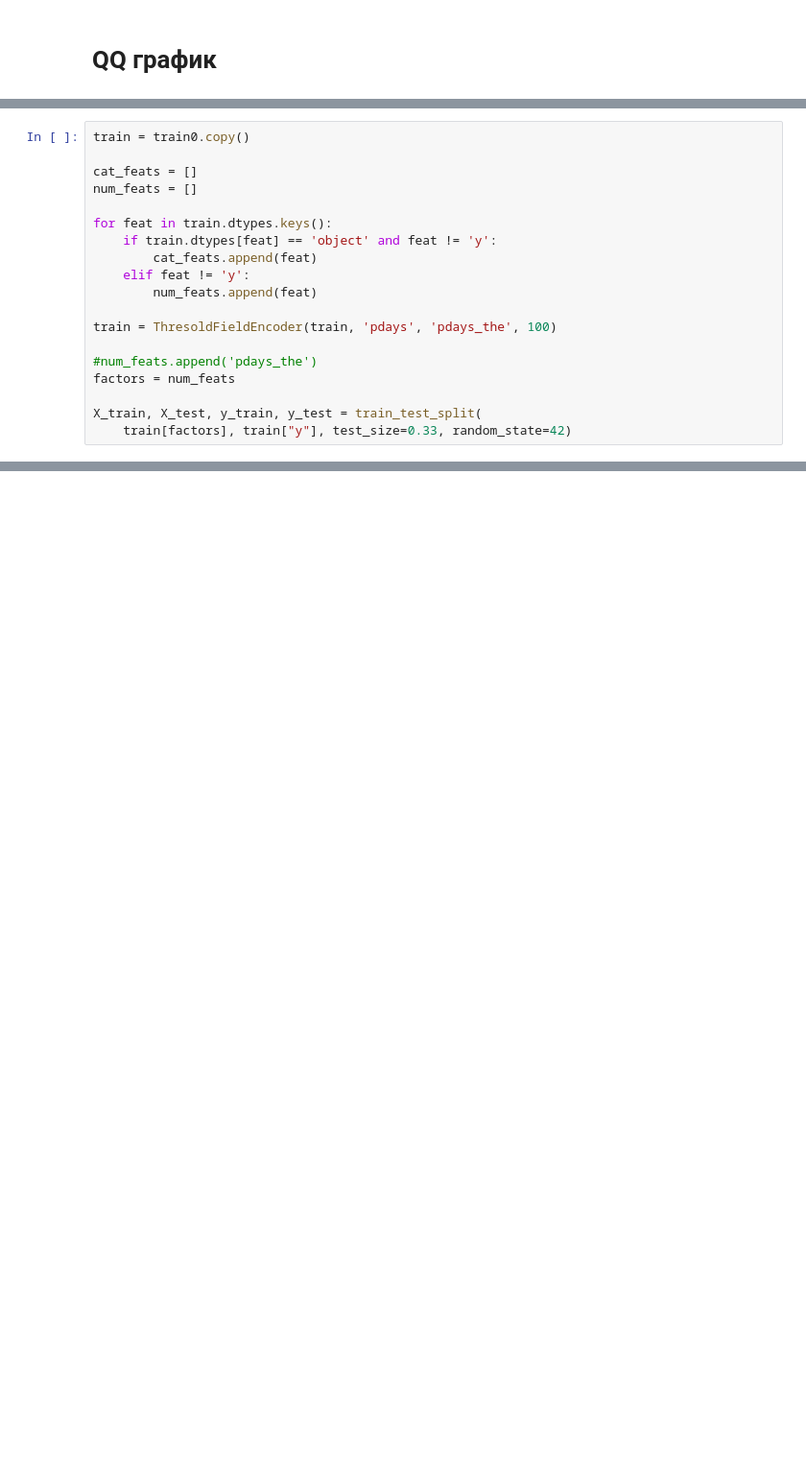
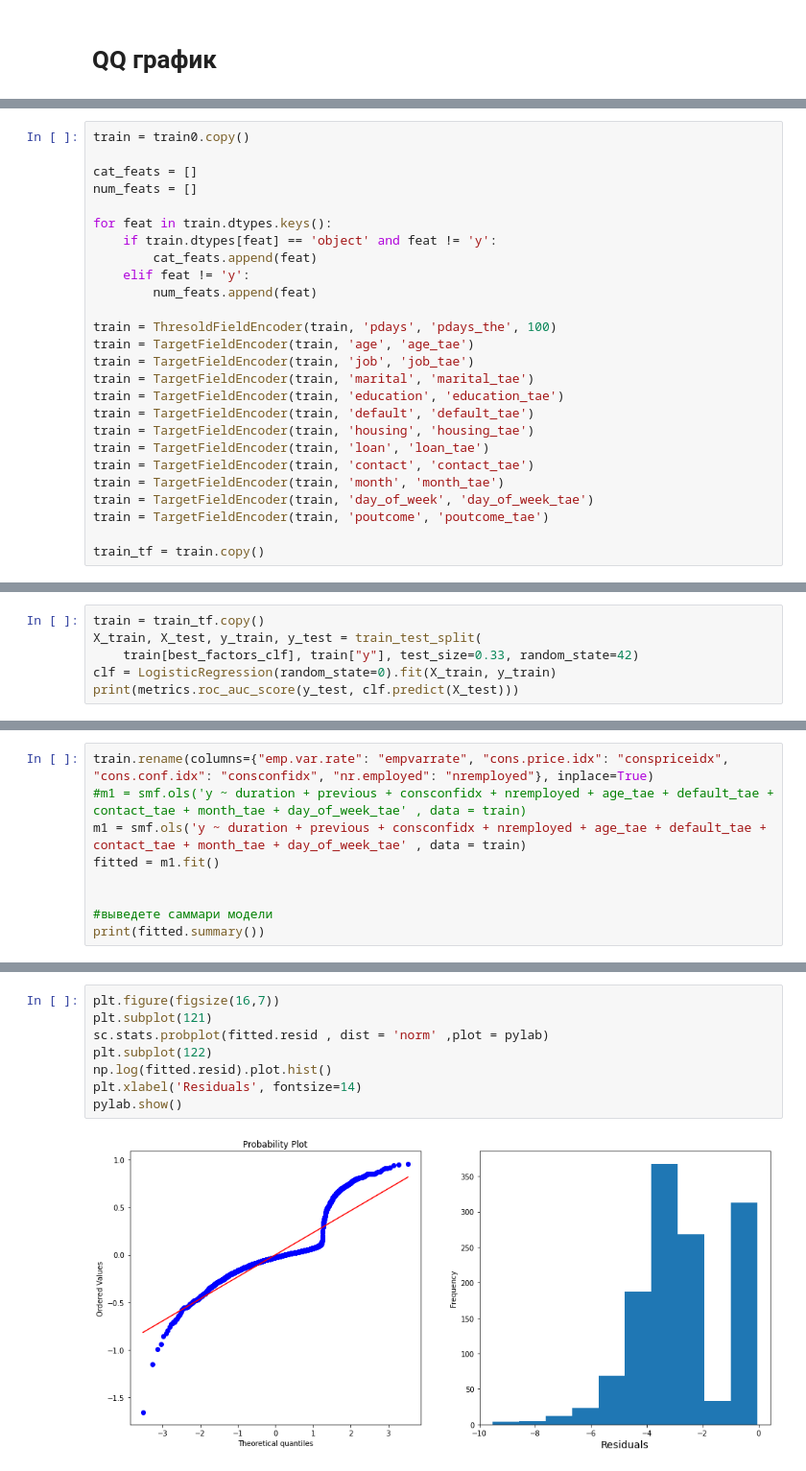
Before and after one commit to Hitriihoma/Machine-learning-course-task, a Jupyter notebook: Project/Машинное обучение курсы 2020 проект.ipynb, the cells around one changed output, grey strips where cells are left out. Shown: that part at 96% size. Cells and saved outputs as stored; diff of their text form; blank space fills up the shorter version.

```diff
--- a/Project/Машинное обучение курсы 2020 проект.ipynb
+++ b/Project/Машинное обучение курсы 2020 проект.ipynb
@@ -488,9 +462,16 @@ for feat in train.dtypes.keys():
         num_feats.append(feat)
 
 train = ThresoldFieldEncoder(train, 'pdays', 'pdays_the', 100)
+train = TargetFieldEncoder(train, 'age', 'age_tae')
+train = TargetFieldEncoder(train, 'job', 'job_tae')
+train = TargetFieldEncoder(train, 'marital', 'marital_tae')
+train = TargetFieldEncoder(train, 'education', 'education_tae')
+train = TargetFieldEncoder(train, 'default', 'default_tae')
+train = TargetFieldEncoder(train, 'housing', 'housing_tae')
+train = TargetFieldEncoder(train, 'loan', 'loan_tae')
+train = TargetFieldEncoder(train, 'contact', 'contact_tae')
+train = TargetFieldEncoder(train, 'month', 'month_tae')
+train = TargetFieldEncoder(train, 'day_of_week', 'day_of_week_tae')
+train = TargetFieldEncoder(train, 'poutcome', 'poutcome_tae')
 
-#num_feats.append('pdays_the')
-factors = num_feats
-
-X_train, X_test, y_train, y_test = train_test_split(
-    train[factors], train["y"], test_size=0.33, random_state=42)
+train_tf = train.copy()
@@ -517,0 +657,6 @@ factors
+# %%
+train = train_tf.copy()
+X_train, X_test, y_train, y_test = train_test_split(
+    train[best_factors_clf], train["y"], test_size=0.33, random_state=42)
+clf = LogisticRegression(random_state=0).fit(X_train, y_train)
+print(metrics.roc_auc_score(y_test, clf.predict(X_test)))
@@ -517,0 +665,9 @@ factors
+# %%
+train.rename(columns={"emp.var.rate": "empvarrate", "cons.price.idx": "conspriceidx", "cons.conf.idx": "consconfidx", "nr.employed": "nremployed"}, inplace=True)
+#m1 = smf.ols('y ~ duration + previous + consconfidx + nremployed + age_tae + default_tae + contact_tae + month_tae + day_of_week_tae' , data = train)
+m1 = smf.ols('y ~ duration + previous + consconfidx + nremployed + age_tae + default_tae + contact_tae + month_tae + day_of_week_tae' , data = train)
+fitted = m1.fit()
+
+
+#выведете саммари модели
+print(fitted.summary())
@@ -517,0 +692,10 @@ factors
+# %%
+plt.figure(figsize(16,7))
+plt.subplot(121)
+sc.stats.probplot(fitted.resid , dist = 'norm' ,plot = pylab)
+plt.subplot(122)
+np.log(fitted.resid).plot.hist()
+plt.xlabel('Residuals', fontsize=14)
+pylab.show()
+# %% [output]
+[figure, added]
```
Also changed, not shown: parts of 30 cells of this notebook, 1 other file.
